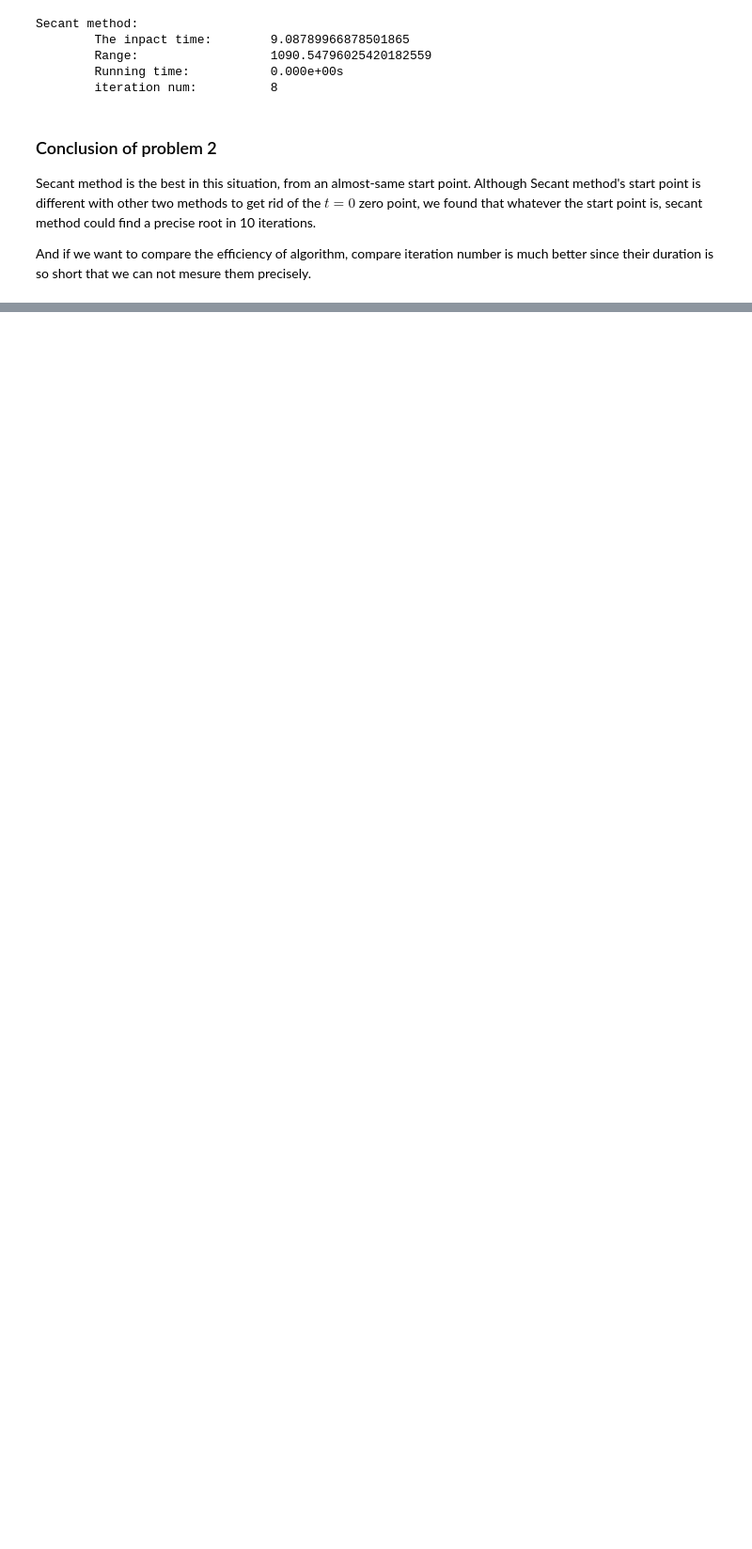
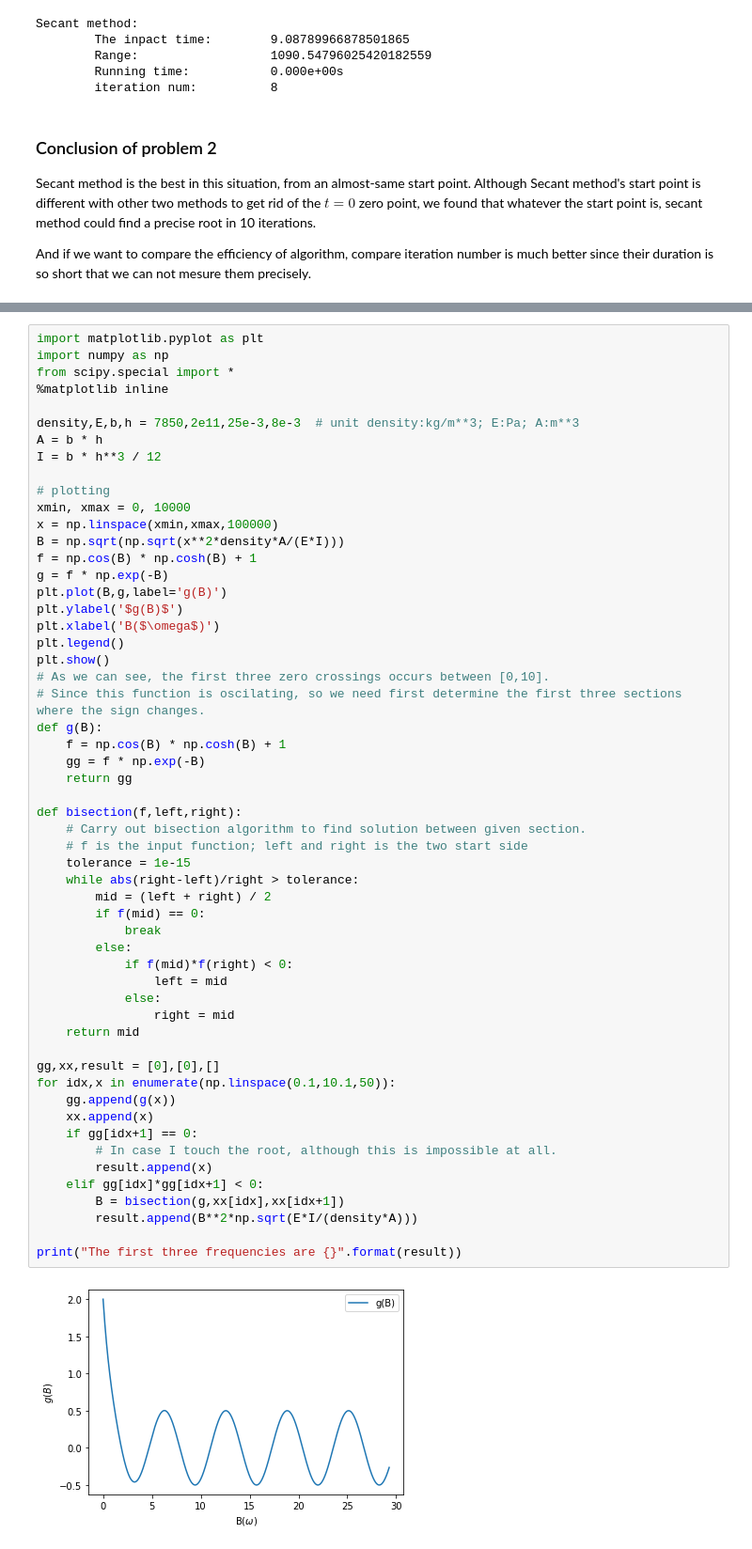
Before and after one commit to Little-old-brother-team/GroupWork, a Jupyter notebook: Week4/week4_group.ipynb, the cells around one changed output, grey strips where cells are left out. Shown at 94% size. Drawn from its saved outputs; the diff is of its cells as text; blank space fills up the shorter version.

```diff
--- a/Week4/week4_group.ipynb
+++ b/Week4/week4_group.ipynb
@@ -269,3 +269,60 @@ a) Plot the equation to be solved so that one can inspect where the zero crossin
 **Hint**:  When writing the equation as $f (\beta) = 0$, the $f$ function increases its amplitude dramatically with $\beta$. It is therefore wise to look at an equation with damped amplitude, $g(\beta) = e^{−\beta}f (\beta) = 0$. Plot $g$ instead.
 
 b) Compute the first three frequencies.
+# %%
+import matplotlib.pyplot as plt
+import numpy as np
+from scipy.special import *
+%matplotlib inline
+
+density,E,b,h = 7850,2e11,25e-3,8e-3  # unit density:kg/m**3; E:Pa; A:m**3
+A = b * h
+I = b * h**3 / 12
+
+# plotting
+xmin, xmax = 0, 10000
+x = np.linspace(xmin,xmax,100000)
+B = np.sqrt(np.sqrt(x**2*density*A/(E*I)))
+f = np.cos(B) * np.cosh(B) + 1
+g = f * np.exp(-B)
+plt.plot(B,g,label='g(B)')
+plt.ylabel('$g(B)$')
+plt.xlabel('B($\omega$)')
+plt.legend()
+plt.show()
+# As we can see, the first three zero crossings occurs between [0,10].
+# Since this function is oscilating, so we need first determine the first three sections where the sign changes.
+def g(B):
+    f = np.cos(B) * np.cosh(B) + 1
+    gg = f * np.exp(-B)
+    return gg
+
+def bisection(f,left,right):
+    # Carry out bisection algorithm to find solution between given section.
+    # f is the input function; left and right is the two start side
+    tolerance = 1e-15
+    while abs(right-left)/right > tolerance:
+        mid = (left + right) / 2
+        if f(mid) == 0:
+            break
+        else:
+            if f(mid)*f(right) < 0:
+                left = mid
+            else:
+                right = mid
+    return mid
+
+gg,xx,result = [0],[0],[]
+for idx,x in enumerate(np.linspace(0.1,10.1,50)):
+    gg.append(g(x))
+    xx.append(x)
+    if gg[idx+1] == 0:
+        # In case I touch the root, although this is impossible at all.
+        result.append(x)
+    elif gg[idx]*gg[idx+1] < 0:
+        B = bisection(g,xx[idx],xx[idx+1])
+        result.append(B**2*np.sqrt(E*I/(density*A)))
+
+print("The first three frequencies are {}".format(result))
+# %% [output]
+[figure, added]
```
Also changed, not shown: parts of 2 cells of this notebook.
